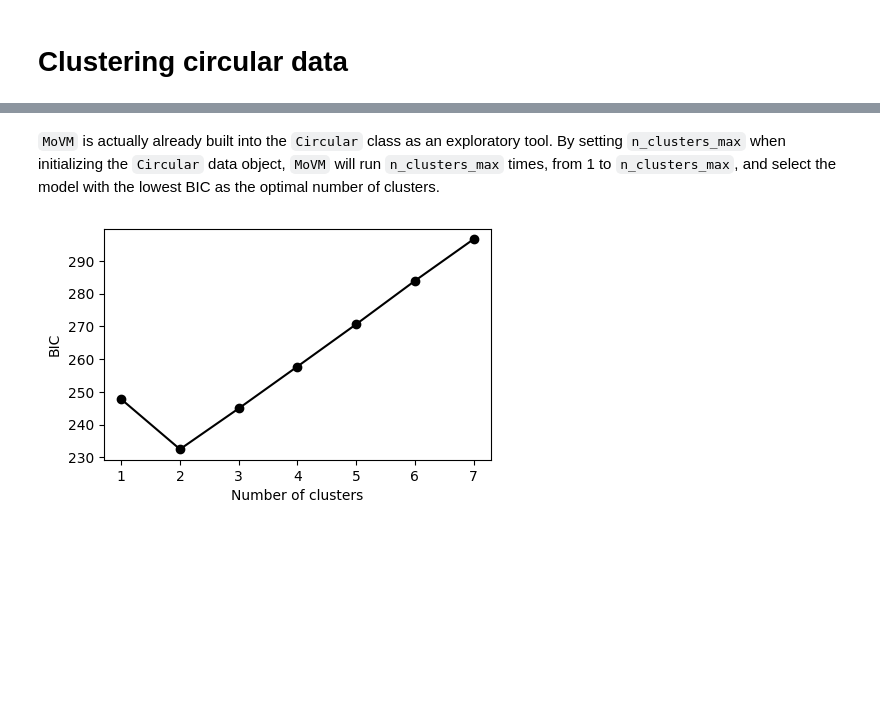
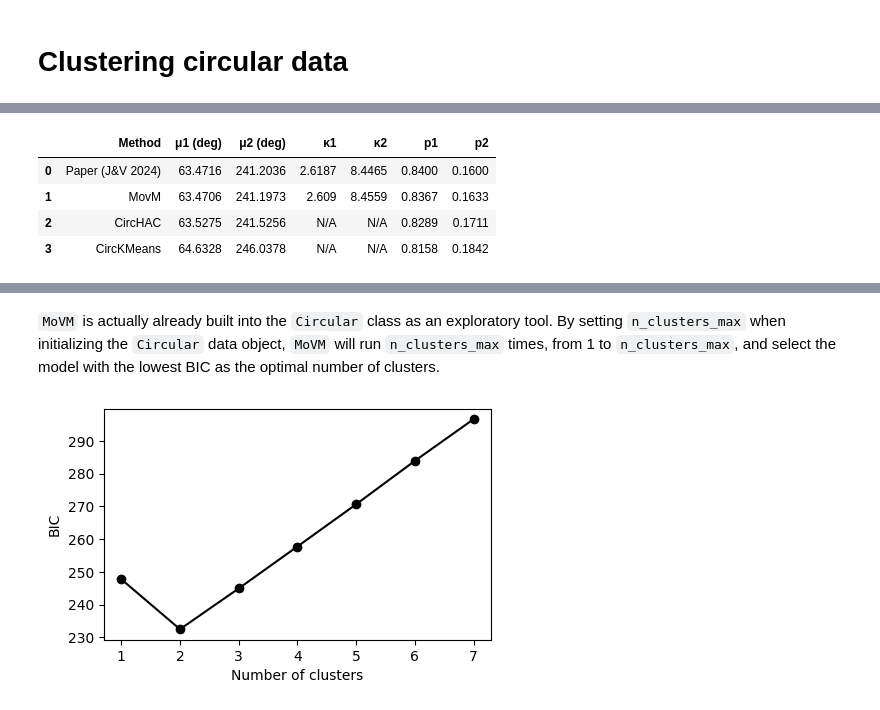
Before and after one commit to circstat/pycircstat2, a Jupyter notebook: examples/T5-clustering.ipynb, the cells around one changed output, grey strips where cells are left out. Saved outputs shown, nothing was run; the diff lists cells and outputs as text; code cells hidden in the pictures; blank space fills up the shorter version.

```diff
--- a/examples/T5-clustering.ipynb
+++ b/examples/T5-clustering.ipynb
@@ -35 +31,38 @@ hac.fit(d)
+# %%
+# Extract values
+μ_movm = np.rad2deg(movm.m_).round(4)[:]
+κ_movm = movm.kappa_.round(4)
+p_movm = movm.p_.round(4)
+
+μ_hac = np.rad2deg(hac.centers_).round(4)[::-1]
+p_hac = np.bincount(hac.labels_) / len(hac.labels_)  # Estimate p as relative cluster size
+p_hac = np.round(p_hac, 4)[::-1]
+
+μ_ckm = np.rad2deg(ckm.centers_).round(4)
+p_ckm = np.bincount(ckm.labels_) / len(ckm.labels_)  # Estimate p for KMeans
+p_ckm = np.round(p_ckm, 4)
+
+# Paper values (Jammalamadaka & Vaidyanathan, 2024)
+μ_paper = [63.4716, 241.2036]
+κ_paper = [2.6187, 8.4465]
+p_paper = [0.84, 0.16]
+
+# Construct the table
+df = pd.DataFrame({
+    "Method": ["Paper (J&V 2024)", "MovM", "CircHAC", "CircKMeans"],
+    "μ1 (deg)": [μ_paper[0], μ_movm[0], μ_hac[0], μ_ckm[0]],
+    "μ2 (deg)": [μ_paper[1], μ_movm[1], μ_hac[1], μ_ckm[1]],
+    "κ1": [κ_paper[0], κ_movm[0], "N/A", "N/A"],
+    "κ2": [κ_paper[1], κ_movm[1], "N/A", "N/A"],
+    "p1": [p_paper[0], p_movm[0], p_hac[0], p_ckm[0]],
+    "p2": [p_paper[1], p_movm[1], p_hac[1], p_ckm[1]]
+})
+
+df
+# %% [output]
+|  | Method | μ1 (deg) | μ2 (deg) | κ1 | κ2 | p1 | p2 |
+| 0 | Paper (J&V 2024) | 63.4716 | 241.2036 | 2.6187 | 8.4465 | 0.8400 | 0.1600 |
+| 1 | MovM | 63.4706 | 241.1973 | 2.609 | 8.4559 | 0.8367 | 0.1633 |
+| 2 | CircHAC | 63.5275 | 241.5256 | N/A | N/A | 0.8289 | 0.1711 |
+| 3 | CircKMeans | 64.6328 | 246.0378 | N/A | N/A | 0.8158 | 0.1842 |
 # %%
```
Also changed, not shown: parts of 8 cells of this notebook, 12 other files.
